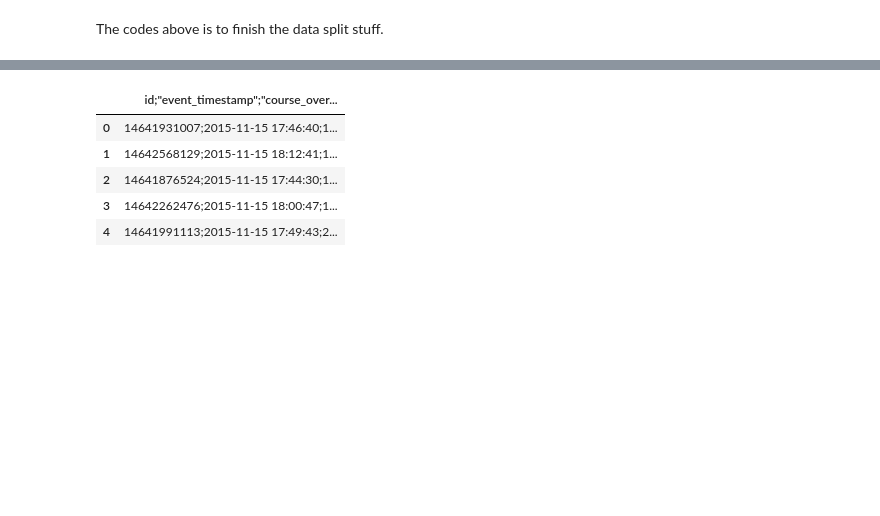
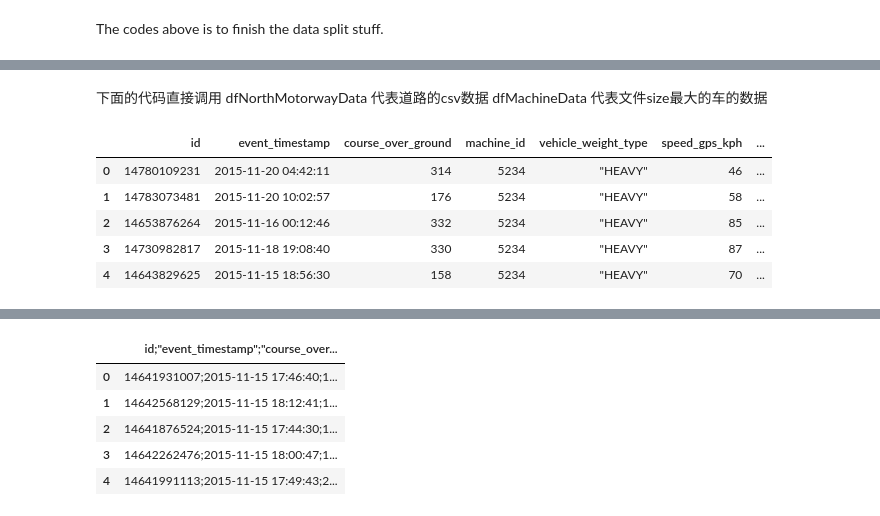
Before and after one commit to OscarZhou/DataScienceProject3, a Jupyter notebook: Project3/Notebook/exploratory notebook.ipynb, the cells around one changed output, grey strips where cells are left out. Saved outputs shown, nothing was run; the diff lists cells and outputs as text; code cells hidden in the pictures; blank space fills up the shorter version.

```diff
--- a/Project3/Notebook/exploratory notebook.ipynb
+++ b/Project3/Notebook/exploratory notebook.ipynb
@@ -108,0 +166,16 @@ The codes above is to finish the data split stuff.
+# %% [markdown]
+下面的代码直接调用
+dfNorthMotorwayData 代表道路的csv数据
+dfMachineData 代表文件size最大的车的数据
+# %%
+dfNorthMotorwayData = pd.read_csv("../CleanedDatasets/Northern Motorway Road Segments.csv", usecols=[1,2,3])
+dfMachineData = pd.read_csv("../CleanedDatasets/Machine data/5234-2016-03-16 162552.csv", usecols=[1,2,3,4,5,6,7,8])
+# %%
+dfMachineData.head()
+# %% [output]
+|  | id | event_timestamp | course_over_ground | machine_id | vehicle_weight_type | speed_gps_kph | ... |
+| 0 | 14780109231 | 2015-11-20 04:42:11 | 314 | 5234 | "HEAVY" | 46 | ... |
+| 1 | 14783073481 | 2015-11-20 10:02:57 | 176 | 5234 | "HEAVY" | 58 | ... |
+| 2 | 14653876264 | 2015-11-16 00:12:46 | 332 | 5234 | "HEAVY" | 85 | ... |
+| 3 | 14730982817 | 2015-11-18 19:08:40 | 330 | 5234 | "HEAVY" | 87 | ... |
+| 4 | 14643829625 | 2015-11-15 18:56:30 | 158 | 5234 | "HEAVY" | 70 | ... |
```
Also changed, not shown: parts of 28 cells of this notebook.
